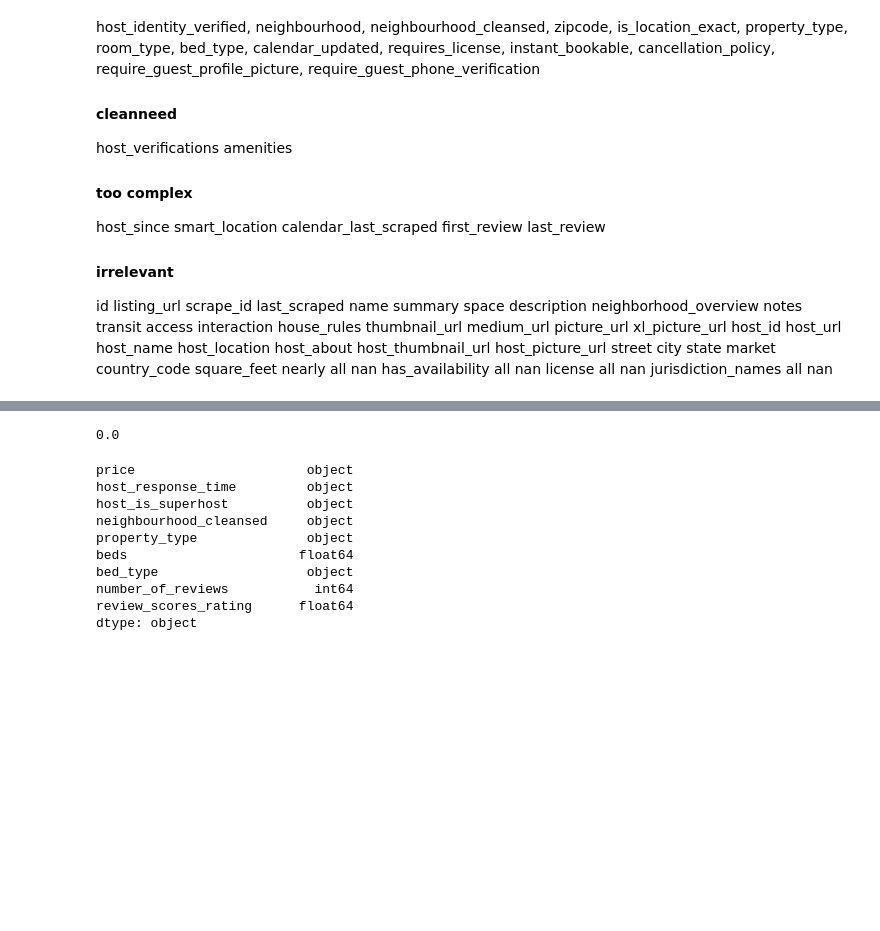
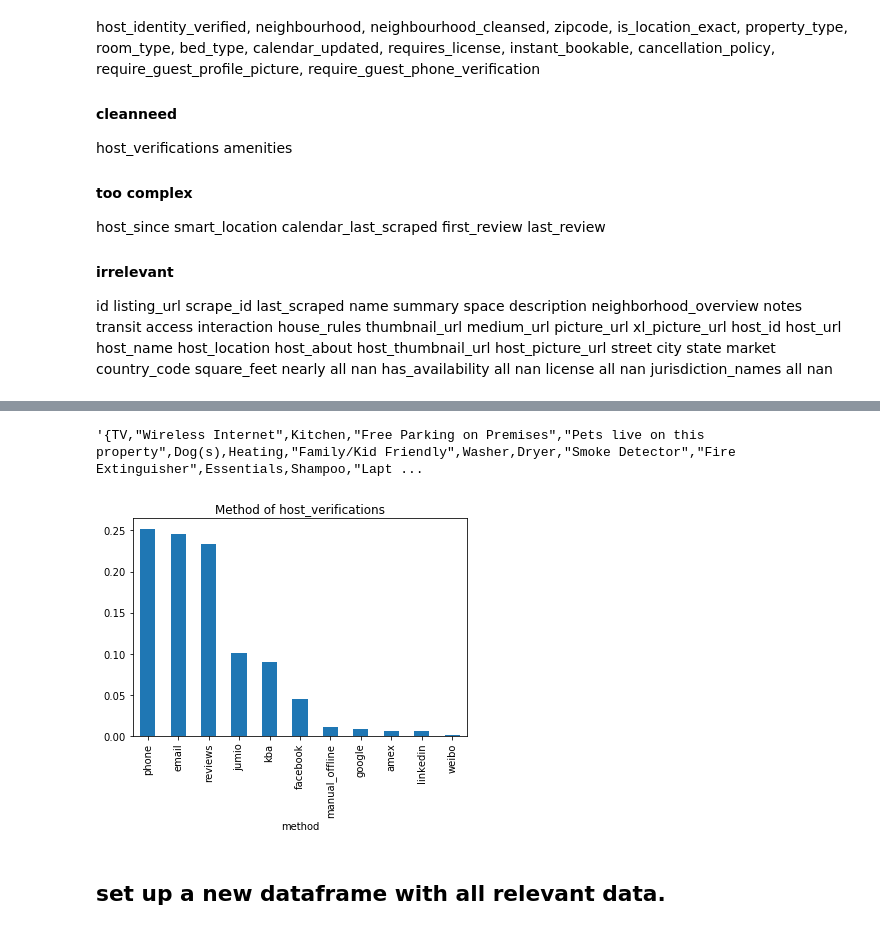
Before and after one commit to ShuangyuandData/CRISP-DMpro1, a Jupyter notebook: Pro1-Airbnb-step2.ipynb, the cells around one changed output, grey strips where cells are left out. Drawn from its saved outputs; the diff is of its cells as text; code cells hidden in the pictures; blank space fills up the shorter version.

Commit message:
from step 1 to step 2, we add some more steps to analyze the data, heatmap and write a loop to run the linear model

```diff
--- a/Pro1-Airbnb-step2.ipynb
+++ b/Pro1-Airbnb-step2.ipynb
@@ -187,23 +165,47 @@ bosprice_df
-# %%
-bosprice_df.price.isnull().mean() # make sure no missing values in price
-# %% [output]
-0.0
-# %%
-bosprice_df.dtypes
-bosprice_df.host_response_time.value_counts()
-bosprice_df.host_is_superhost.value_counts()
-bosprice_df.neighbourhood_cleansed.value_counts()
-bosprice_df.property_type.value_counts()
-bosprice_df.bed_type.value_counts()
-bosprice_df.dtypes
-# %% [output]
-price                      object
-host_response_time         object
-host_is_superhost          object
-neighbourhood_cleansed     object
-property_type              object
-beds                      float64
-bed_type                   object
-number_of_reviews           int64
-review_scores_rating      float64
-dtype: object
+# %%
+# clean the data needed to be clean
+# host_verifications
+# amenities
+pd.set_option('display.max_rows', 100)
+bosl_df.host_verifications
+bosl_df.amenities[0] # this one is too complex to be hold   quote
+# %% [output]
+'{TV,"Wireless Internet",Kitchen,"Free Parking on Premises","Pets live on this property",Dog(s),Heating,"Family/Kid Friendly",Washer,Dryer,"Smoke Detector","Fire Extinguisher",Essentials,Shampoo,"Lapt ...
+# %%
+#What are the methods of host_verification
+
+import attach1 as att1
+
+possible_vals = ['email', 'phone', 'facebook', 'linkedin', 'weibo', 'kba',
+                 'amex', 'reviews', 'jumio', 'google', 'manual_offline']
+
+
+def clean_and_plot(df, title='Method of host_verifications', plot=True):
+    '''
+    INPUT
+        df - a dataframe holding the host_verifications column
+        title - string the title of your plot
+        axis - axis object
+        plot - bool providing whether or not you want a plot back
+
+    OUTPUT
+        comm_df - a dataframe with the count of how many individuals
+        Displays a plot of pretty things related to the host_verifications column.
+    '''
+    comm = bosl_df['host_verifications'].value_counts().reset_index()
+    comm.rename(columns={'index': 'method', 'host_verifications': 'count'}, inplace=True)
+    comm_df = att1.total_count(comm, 'method', 'count', possible_vals)
+
+    comm_df.set_index('method', inplace=True)
+    if plot:
+        (comm_df/comm_df.sum()).plot(kind='bar', legend=None);
+        plt.title(title);
+        plt.show()
+    props_comm_df = comm_df/comm_df.sum()
+    return props_comm_df
+
+props_df = clean_and_plot(bosl_df.host_verifications)
+# %% [output]
+[figure, added]
+# %% [markdown]
+## set up a new dataframe with all relevant data.
```
Also changed, not shown: parts of 19 cells of this notebook, 2 other files.
